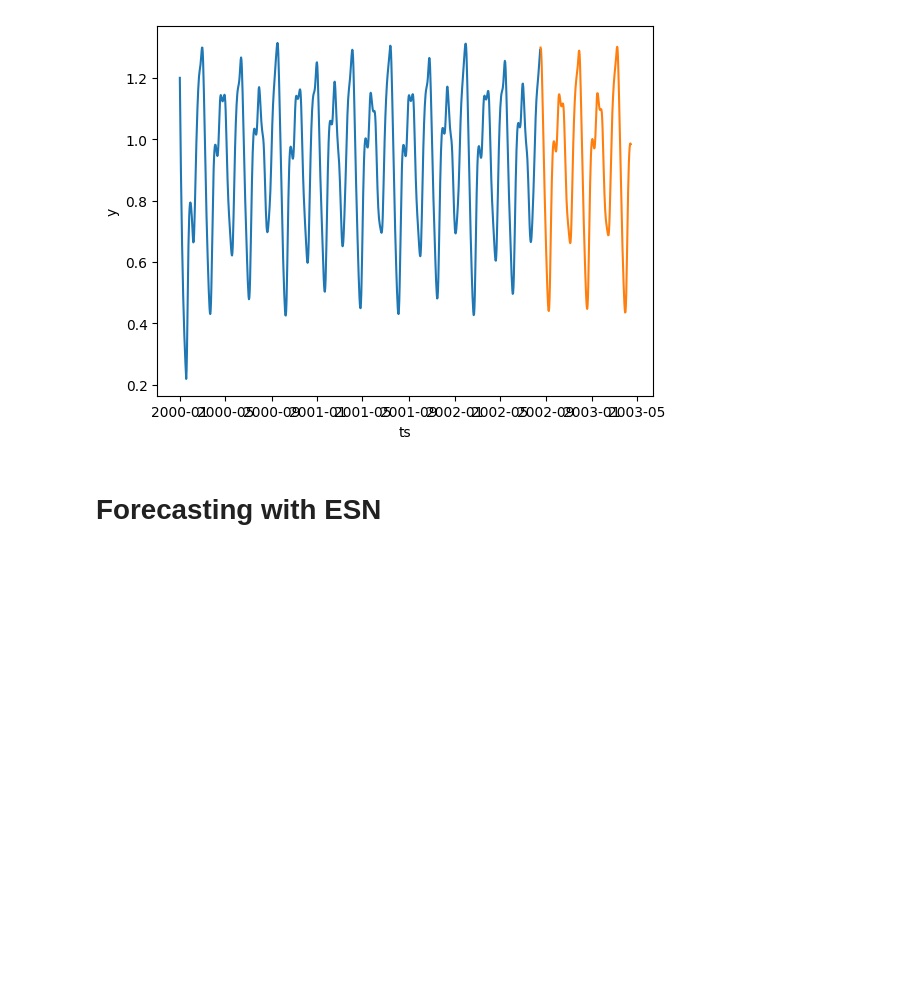
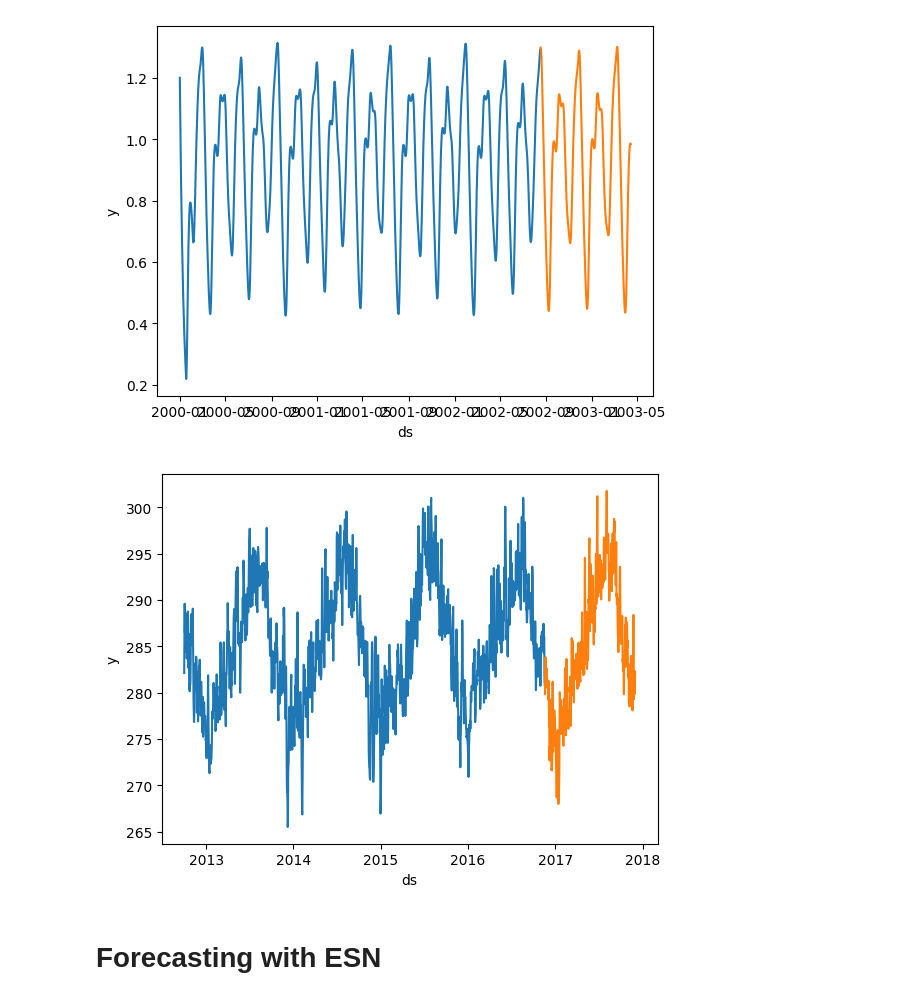
Before and after one commit to czyjtu/time-series-forecasting, a Jupyter notebook: notebooks/esn_all_datasets.ipynb, the cells around one changed output. Cells and saved outputs as stored; diff of their text form; code cells hidden in the pictures; blank space fills up the shorter version.

Commit message:
temperature dataset

```diff
--- a/notebooks/esn_all_datasets.ipynb
+++ b/notebooks/esn_all_datasets.ipynb
@@ -13,6 +13,7 @@ import seaborn as sns
 sunspots = dl.DataLoader(dl.DATASET.SUNSPOTS)
 electricity = dl.DataLoader(dl.DATASET.ELECTRICITY)
 mackey_glass = dl.DataLoader(dl.DATASET.MACKEY_GLASS)
+temperature = dl.DataLoader(dl.DATASET.TEMPERATURE)
 # %%
 sns.lineplot(data=sunspots.train_df, x="ds", y="y")
 sns.lineplot(data=sunspots.val_df, x="ds", y="y")
@@ -31,6 +32,12 @@ sns.lineplot(data=mackey_glass.val_df, x="ds", y="y")
 plt.show()
 # %% [output]
 [figure]
+# %%
+sns.lineplot(data=temperature.train_df, x="ds", y="y")
+sns.lineplot(data=temperature.val_df, x="ds", y="y")
+plt.show()
+# %% [output]
+[figure, added]
 # %% [markdown]
 # Forecasting with ESN
 # %% [markdown]
```
Also changed, not shown: parts of 1 cell of this notebook, 4 other files.
